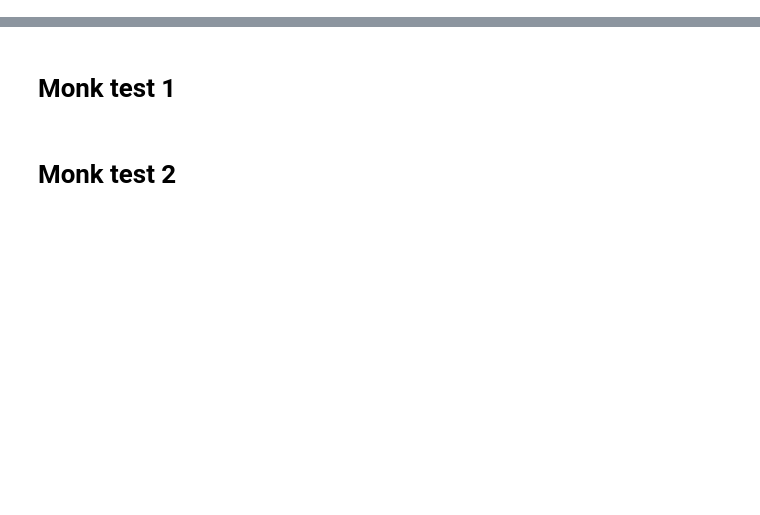
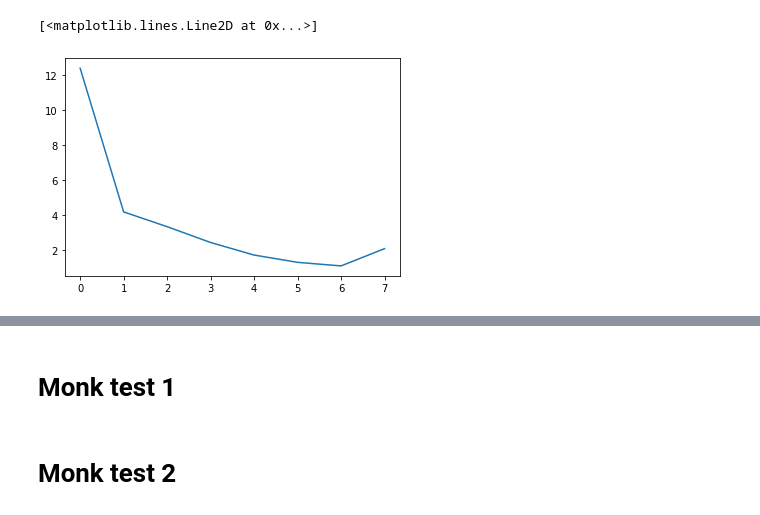
Before and after one commit to sd3ntato/ML-Project, a Jupyter notebook: MLP_Bias.ipynb, the cells around one changed output, grey strips where cells are left out. Drawn from its saved outputs; the diff is of its cells as text; code cells hidden in the pictures; blank space fills up the shorter version.

```diff
--- a/MLP_Bias.ipynb
+++ b/MLP_Bias.ipynb
@@ -32,13 +36,16 @@ print( MSE(outs,ty))
 # %%
-e, _ = n.train(tx, ty, 3e-02,
-  a = 0,
+e, _ = n.train(tx, ty, 3e-01,
+  a = 1e-02,
   l = 0,
   max_epochs = 1000,
-  tresh = 1e-01,
+  tresh = .1,
   epoch_f = n.epoch_batch_BP,
   measure_interval = 10 )
 clear_output()
 plt.plot(e)
+# %% [output]
+[<matplotlib.lines.Line2D at 0x...>]
+[figure, added]
 # %%
 plt.plot(tx,ty)
 outs = n.supply_sequence(tx)
```
Also changed, not shown: parts of 4 cells of this notebook, 1 other file.
